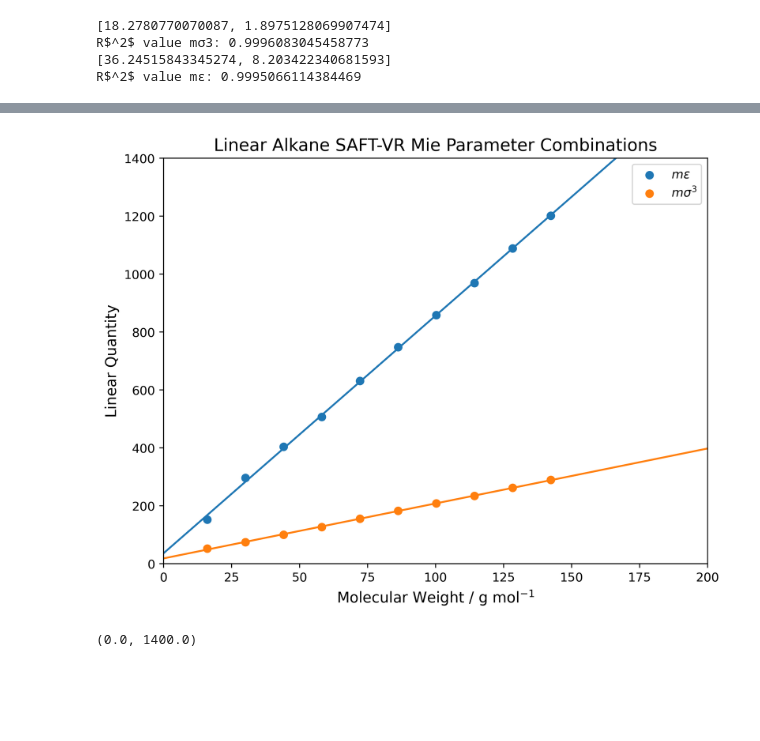
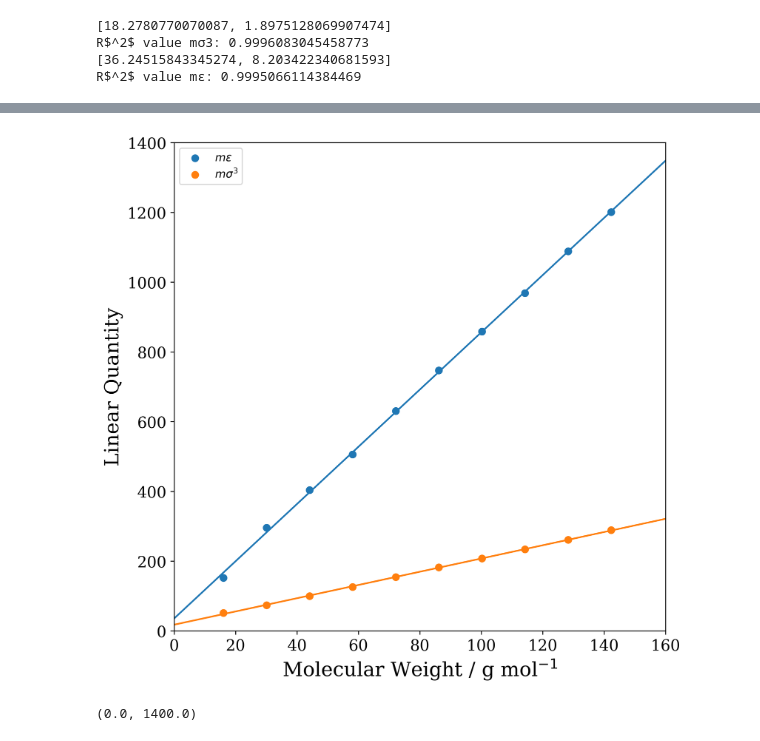
Before and after one commit to lucpaoli/SAFT_ML, a Jupyter notebook: saftvrmie_params/validation_data_open_and_analysis.ipynb, the cells around one changed output, grey strips where cells are left out. Saved outputs shown, nothing was run; the diff lists cells and outputs as text; code cells hidden in the pictures; blank space fills up the shorter version.

```diff
--- a/saftvrmie_params/validation_data_open_and_analysis.ipynb
+++ b/saftvrmie_params/validation_data_open_and_analysis.ipynb
@@ -104,19 +126,24 @@ R$^2$ value mϵ: 0.9995066114384469
 # %%
-plt.figure(figsize=(8, 6), dpi=400)
+using Plots
+
+plt.figure(figsize=(8, 8), dpi=400)
 
 plt.scatter(linear_alkanes_Mw, m_epsilon, label="mε")
 plt.scatter(linear_alkanes_Mw, m_sigmacubed, label="mσ^3")
 plt.plot(ideal_Mw, ideal_mϵ)
 plt.plot(ideal_Mw, ideal_mσ3)
 
-plt.xlabel("Molecular Weight / g mol\$^{-1}\$",fontsize=12)
-plt.ylabel("Linear Quantity",fontsize = 12)
-plt.legend(["\$mε\$","\$mσ^3\$"])
-plt.title("Linear Alkane SAFT-VR Mie Parameter Combinations",fontsize=14)
-plt.xlim(0,200)
+plt.xlabel("Molecular Weight / g mol\$^{-1}\$",fontsize=18,font="serif")
+plt.ylabel("Linear Quantity",fontsize = 18,font="serif")
+plt.legend(["\$mε\$","\$mσ^3\$"],loc="upper left")
+plt.xticks(fontsize=14, fontname="serif")
+plt.yticks(fontsize=14, fontname="serif")
+
+# plt.title("Linear Alkane SAFT-VR Mie Parameter Combinations",fontsize=14)
+plt.xlim(0,160)
 plt.ylim(0,1400);
 
-# plt.savefig("Linear_Quantities_SAFT_VR_Mie.png",dpi=400)
+# plt.savefig("Linear_Quantities_SAFT_VR_Mie.svg")
 # %% [output]
-[figure, old version]
+[figure, new version]
 (0.0, 1400.0)
```
Also changed, not shown: parts of 1 cell of this notebook, 9 other files.
